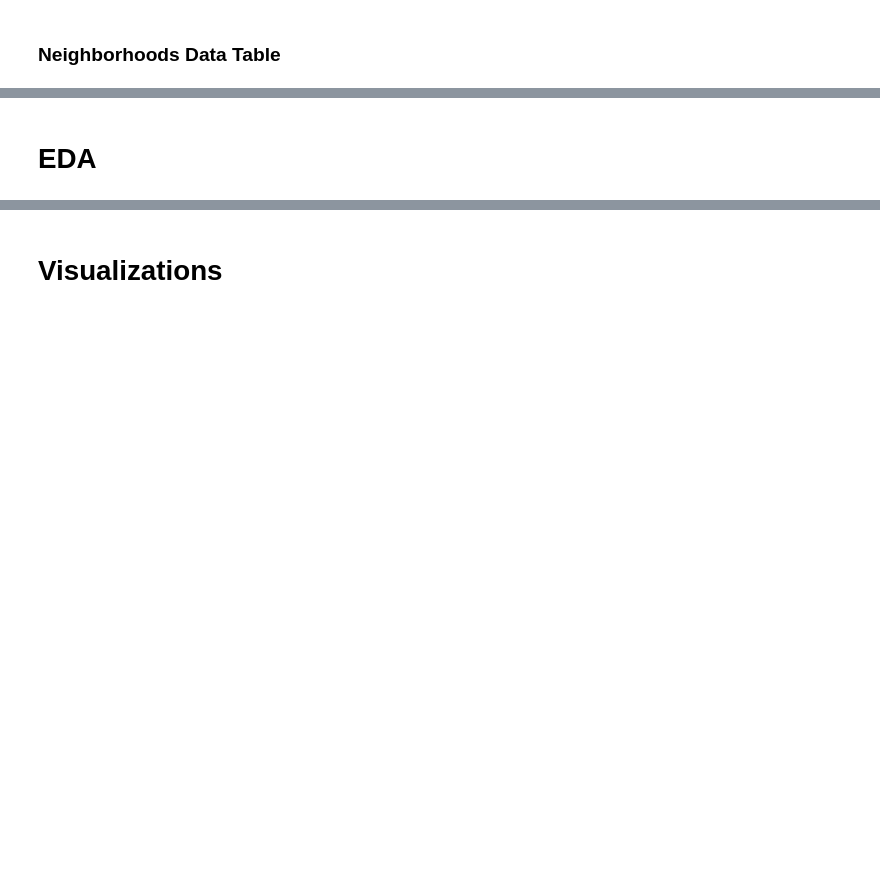
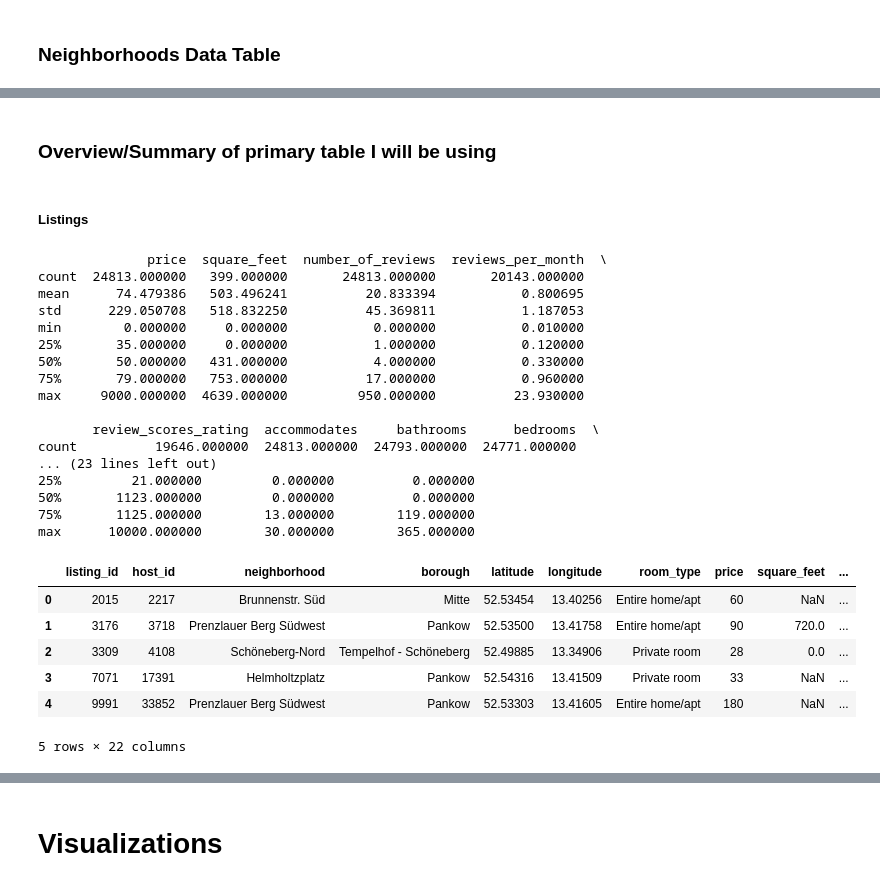
Before and after one commit to alexcerce/Berlin_Airbnb, a Jupyter notebook: Airbnb_Berlin_Main.ipynb, the cells around one changed output, grey strips where cells are left out. Drawn from its saved outputs; the diff is of its cells as text; code cells hidden in the pictures; blank space fills up the shorter version.

```diff
--- a/Airbnb_Berlin_Main.ipynb
+++ b/Airbnb_Berlin_Main.ipynb
@@ -394,2 +429,32 @@ neighborhoods.head()
+# %% [markdown]
+### Overview/Summary of primary table I will be using
 # %% [markdown]
-# EDA
+##### Listings
+# %%
+print(listings.drop(['listing_id','host_id','latitude','longitude'],axis=1).describe())
+listings.head()
+# %% [output]
+              price  square_feet  number_of_reviews  reviews_per_month  \
+count  24813.000000   399.000000       24813.000000       20143.000000
+mean      74.479386   503.496241          20.833394           0.800695
+std      229.050708   518.832250          45.369811           1.187053
+min        0.000000     0.000000           0.000000           0.010000
+25%       35.000000     0.000000           1.000000           0.120000
+50%       50.000000   431.000000           4.000000           0.330000
+75%       79.000000   753.000000          17.000000           0.960000
+max     9000.000000  4639.000000         950.000000          23.930000
+
+       review_scores_rating  accommodates     bathrooms      bedrooms  \
+count          19646.000000  24813.000000  24793.000000  24771.000000
+... (23 lines left out)
+25%         21.000000         0.000000          0.000000
+50%       1123.000000         0.000000          0.000000
+75%       1125.000000        13.000000        119.000000
+max      10000.000000        30.000000        365.000000
+|  | listing_id | host_id | neighborhood | borough | latitude | longitude | room_type | price | square_feet | ... |
+| 0 | 2015 | 2217 | Brunnenstr. Süd | Mitte | 52.53454 | 13.40256 | Entire home/apt | 60 | NaN | ... |
+| 1 | 3176 | 3718 | Prenzlauer Berg Südwest | Pankow | 52.53500 | 13.41758 | Entire home/apt | 90 | 720.0 | ... |
+| 2 | 3309 | 4108 | Schöneberg-Nord | Tempelhof - Schöneberg | 52.49885 | 13.34906 | Private room | 28 | 0.0 | ... |
+| 3 | 7071 | 17391 | Helmholtzplatz | Pankow | 52.54316 | 13.41509 | Private room | 33 | NaN | ... |
+| 4 | 9991 | 33852 | Prenzlauer Berg Südwest | Pankow | 52.53303 | 13.41605 | Entire home/apt | 180 | NaN | ... |
+5 rows × 22 columns
```
Also changed, not shown: parts of 13 cells of this notebook.
